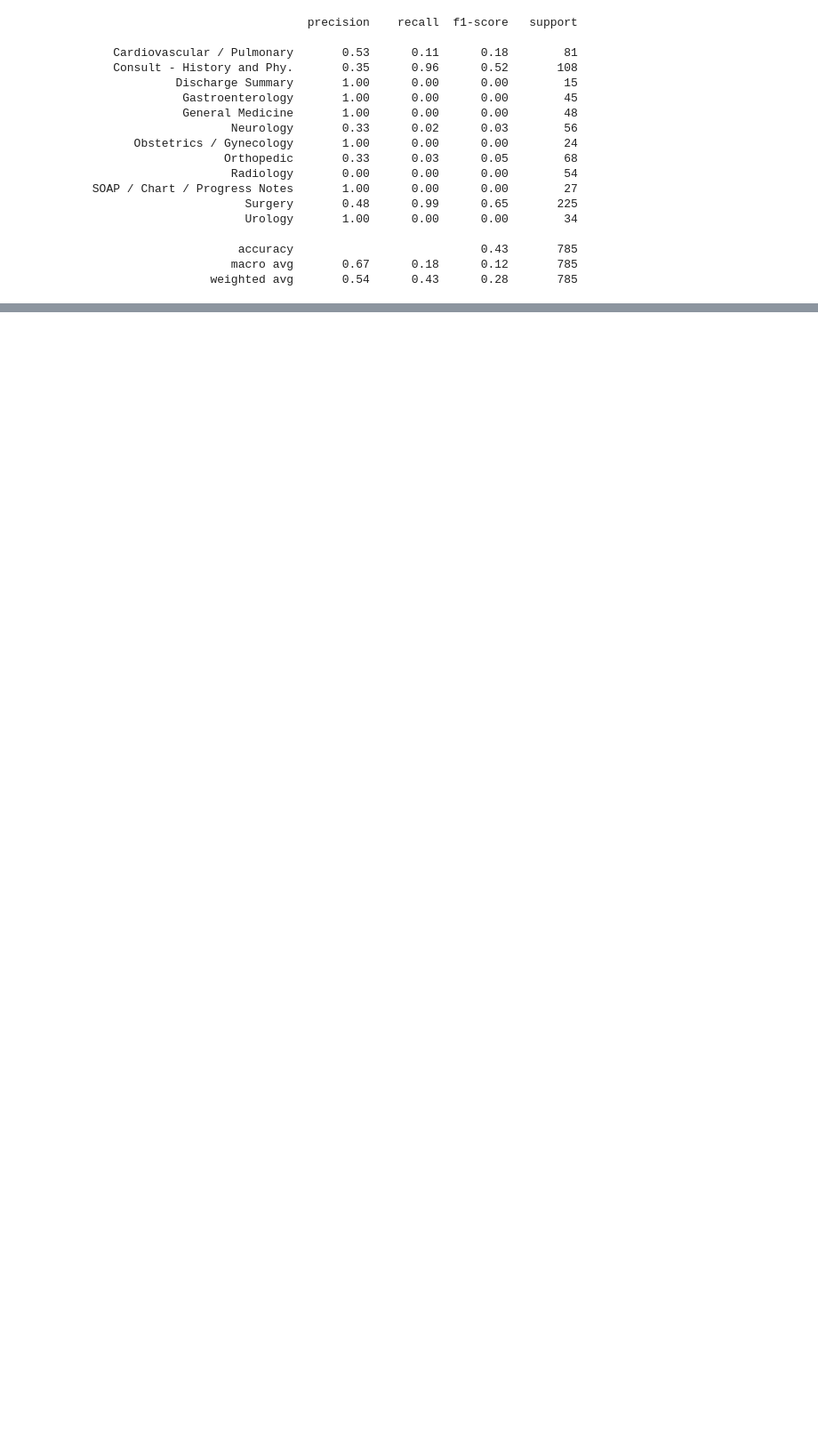
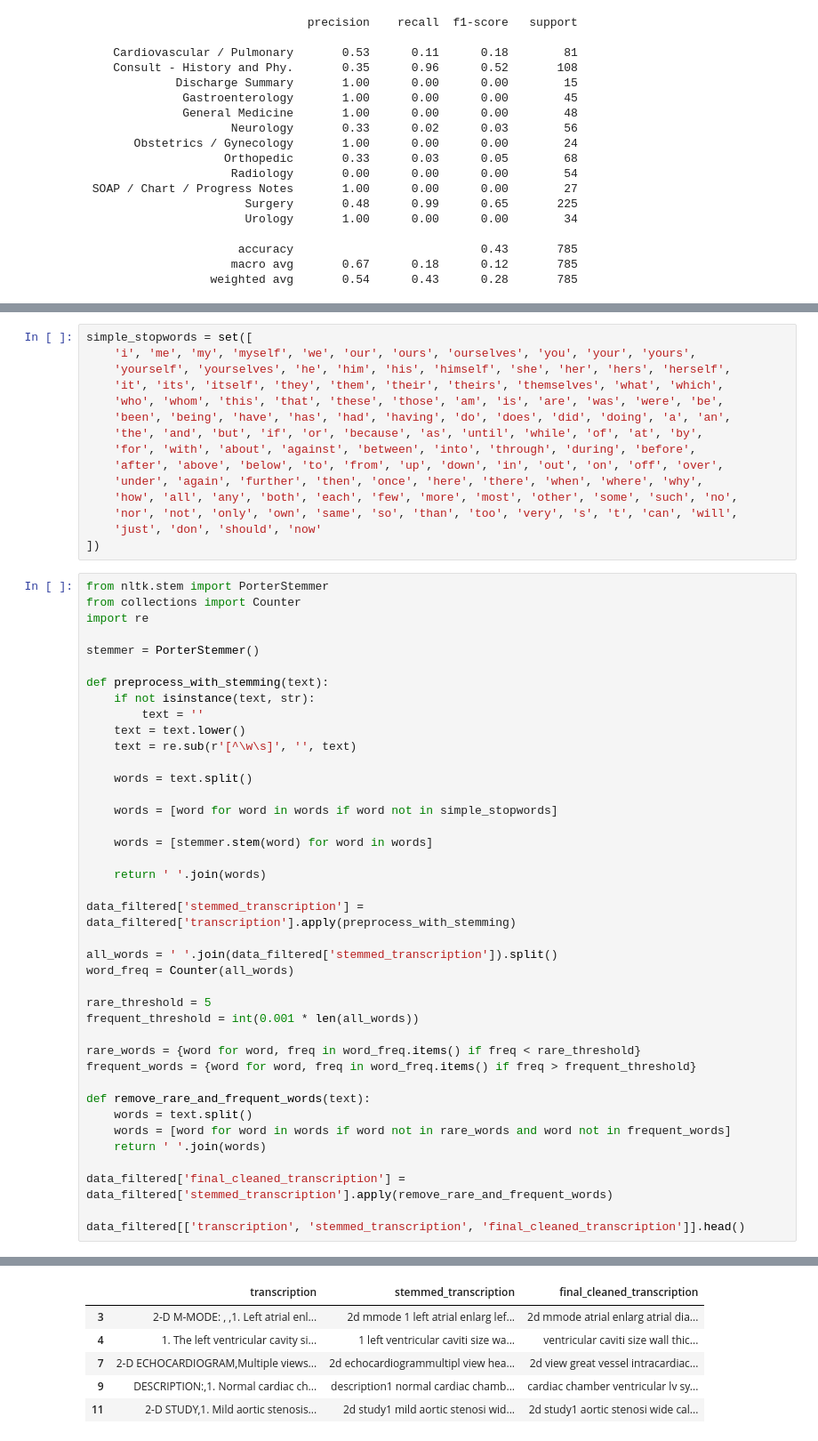
Before and after one commit to supernauth/medical_transcriptions, a Jupyter notebook: medical_transcriptions_v2.ipynb, the cells around one changed output, grey strips where cells are left out. Shown at 89% size. Drawn from its saved outputs; the diff is of its cells as text; blank space fills up the shorter version.

Commit message:
Performed additional text cleaning

```diff
--- a/medical_transcriptions_v2.ipynb
+++ b/medical_transcriptions_v2.ipynb
@@ -215,0 +218,56 @@ print(classification_report(y_test, y_pred, zero_division=1))
+# %%
+simple_stopwords = set([
+    'i', 'me', 'my', 'myself', 'we', 'our', 'ours', 'ourselves', 'you', 'your', 'yours',
+    'yourself', 'yourselves', 'he', 'him', 'his', 'himself', 'she', 'her', 'hers', 'herself',
+    'it', 'its', 'itself', 'they', 'them', 'their', 'theirs', 'themselves', 'what', 'which',
+    'who', 'whom', 'this', 'that', 'these', 'those', 'am', 'is', 'are', 'was', 'were', 'be',
+    'been', 'being', 'have', 'has', 'had', 'having', 'do', 'does', 'did', 'doing', 'a', 'an',
+    'the', 'and', 'but', 'if', 'or', 'because', 'as', 'until', 'while', 'of', 'at', 'by',
+    'for', 'with', 'about', 'against', 'between', 'into', 'through', 'during', 'before',
+    'after', 'above', 'below', 'to', 'from', 'up', 'down', 'in', 'out', 'on', 'off', 'over',
+    'under', 'again', 'further', 'then', 'once', 'here', 'there', 'when', 'where', 'why',
+    'how', 'all', 'any', 'both', 'each', 'few', 'more', 'most', 'other', 'some', 'such', 'no',
+    'nor', 'not', 'only', 'own', 'same', 'so', 'than', 'too', 'very', 's', 't', 'can', 'will',
+    'just', 'don', 'should', 'now'
+])
+# %%
+from nltk.stem import PorterStemmer
+from collections import Counter
+import re
+
+stemmer = PorterStemmer()
+
+def preprocess_with_stemming(text):
+    if not isinstance(text, str):
+        text = ''
+    text = text.lower()
+    text = re.sub(r'[^\w\s]', '', text)
+
+    words = text.split()
+
+    words = [word for word in words if word not in simple_stopwords]
+
+    words = [stemmer.stem(word) for word in words]
+
+    return ' '.join(words)
+
+data_filtered['stemmed_transcription'] = data_filtered['transcription'].apply(preprocess_with_stemming)
+
+all_words = ' '.join(data_filtered['stemmed_transcription']).split()
+word_freq = Counter(all_words)
+
+rare_threshold = 5
+frequent_threshold = int(0.001 * len(all_words))
+
+rare_words = {word for word, freq in word_freq.items() if freq < rare_threshold}
+frequent_words = {word for word, freq in word_freq.items() if freq > frequent_threshold}
+
+def remove_rare_and_frequent_words(text):
+    words = text.split()
+    words = [word for word in words if word not in rare_words and word not in frequent_words]
+    return ' '.join(words)
+
+data_filtered['final_cleaned_transcription'] = data_filtered['stemmed_transcription'].apply(remove_rare_and_frequent_words)
+
+data_filtered[['transcription', 'stemmed_transcription', 'final_cleaned_transcription']].head()
+# %% [output]
@@ -215,0 +285,6 @@ print(classification_report(y_test, y_pred, zero_division=1))
+|  | transcription | stemmed_transcription | final_cleaned_transcription |
+| 3 | 2-D M-MODE: , ,1. Left atrial enl... | 2d mmode 1 left atrial enlarg lef... | 2d mmode atrial enlarg atrial dia... |
+| 4 | 1. The left ventricular cavity si... | 1 left ventricular caviti size wa... | ventricular caviti size wall thic... |
+| 7 | 2-D ECHOCARDIOGRAM,Multiple views... | 2d echocardiogrammultipl view hea... | 2d view great vessel intracardiac... |
+| 9 | DESCRIPTION:,1. Normal cardiac ch... | description1 normal cardiac chamb... | cardiac chamber ventricular lv sy... |
+| 11 | 2-D STUDY,1. Mild aortic stenosis... | 2d study1 mild aortic stenosi wid... | 2d study1 aortic stenosi wide cal... |
```
Also changed, not shown: parts of 3 cells of this notebook.
